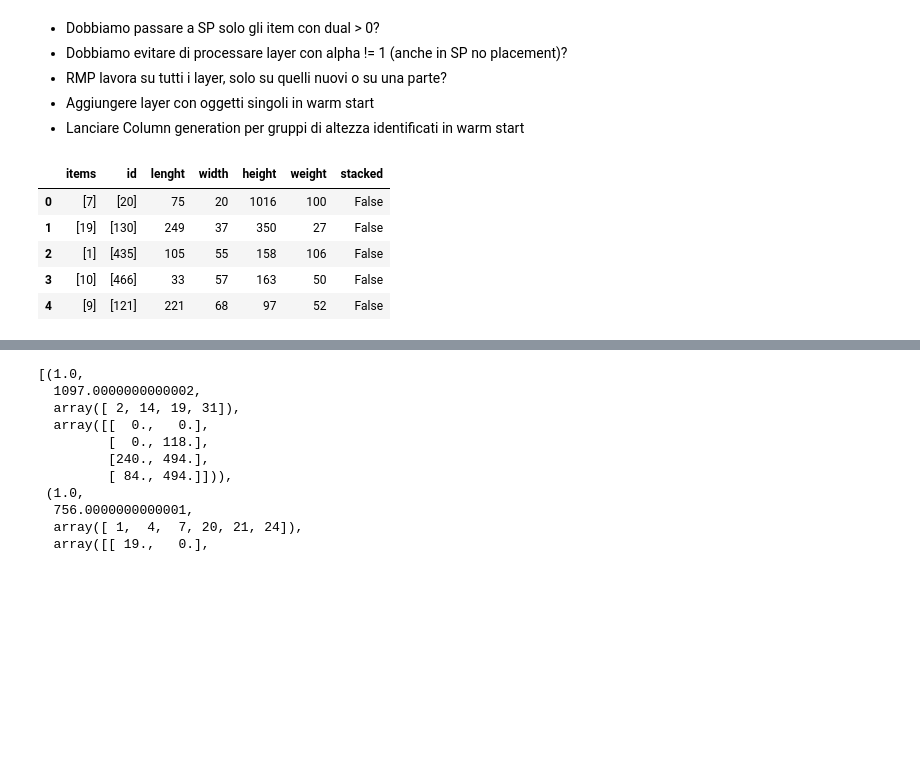
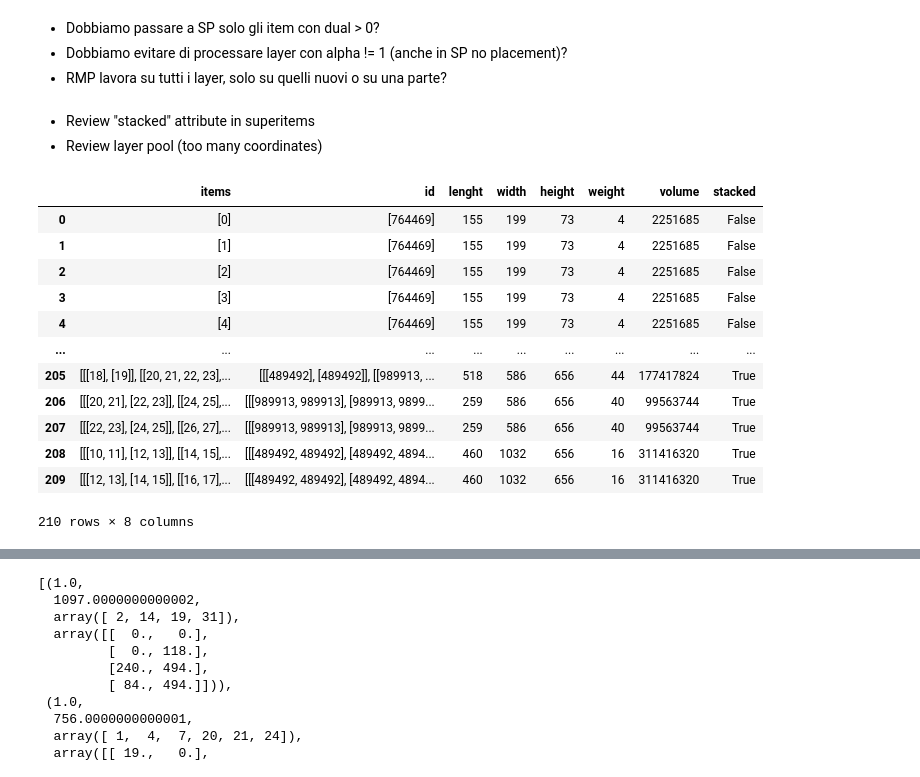
Before and after one commit to Wadaboa/3d-bpp, a Jupyter notebook: cg.ipynb, the cells around one changed output, grey strips where cells are left out. Saved outputs shown, nothing was run; the diff lists cells and outputs as text; code cells hidden in the pictures; blank space fills up the shorter version.

Commit message:
better superitem generation / revised cg

```diff
--- a/cg.ipynb
+++ b/cg.ipynb
@@ -19,11 +19,12 @@ np.random.seed(config.RANDOM_SEED)
 # %%
 product_dataset = dataset.ProductDataset(
     "data/products.pkl",
-    config.num_products,
-    config.pallet_lenght,
-    config.pallet_width,
-    config.max_product_height,
-    config.pallet_load
+    int(1e+6),
+    config.min_lenght, config.pallet_lenght,
+    config.min_width, config.pallet_width,
+    config.min_height, config.max_product_height,
+    config.min_weight, config.pallet_load,
+    force_overload=False
 )
 product_dataset.products.head()
 # %% [output]
@@ -36,5 +37,5 @@ product_dataset.products.head()
 # %%
-ordered_products = 20
+ordered_products = 50
 order = product_dataset.get_order(ordered_products)
 order.head()
 # %% [output]
@@ -53,5 +53,5 @@ To do:
 - Da coordinate superitem a coordinate item
 # %%
-sample_order = pd.concat([order.sample(1)] * 2 + [order.sample(1)] * 2).reset_index(drop=True)
+sample_order = pd.concat([order.sample(1)] * 10 + [order.sample(1)] * 10 + [order.sample(1)] * 10).reset_index(drop=True)
 sample_order
 # %% [output]
@@ -333,8 +336,6 @@ def np_are_equal(a1, a2):
 - Dobbiamo passare a SP solo gli item con dual > 0?
 - Dobbiamo evitare di processare layer con alpha != 1 (anche in SP no placement)?
 - RMP lavora su tutti i layer, solo su quelli nuovi o su una parte?
-- Aggiungere layer con oggetti singoli in warm start
-- Lanciare Column generation per gruppi di altezza identificati in warm start
 # %%
 def column_generation(fsi, zsl, ol, ws, ds, hs, W, D, max_iter=20, max_stag_iters=20, tlim=None, tol=1e-3):
     layer_pool = []
@@ -444,17 +426,27 @@ def column_generation(fsi, zsl, ol, ws, ds, hs, W, D, max_iter=20, max_stag_iter
 
     return layer_pool
+# %% [markdown]
+- Review "stacked" attribute in superitems
+- Review layer pool (too many coordinates)
 # %%
 superitems, ws, ds, hs = layers.generate_superitems(
-    order, (config.pallet_lenght, config.pallet_width, config.max_product_height)
+    sample_order, (config.pallet_lenght, config.pallet_width, config.max_product_height), max_stacked_items=2
 )
-superitems.head()
+superitems
 # %% [output]
-|  | items | id | lenght | width | height | weight | stacked |
-| 0 | [7] | [20] | 75 | 20 | 1016 | 100 | False |
-| 1 | [19] | [130] | 249 | 37 | 350 | 27 | False |
-| 2 | [1] | [435] | 105 | 55 | 158 | 106 | False |
-| 3 | [10] | [466] | 33 | 57 | 163 | 50 | False |
-| 4 | [9] | [121] | 221 | 68 | 97 | 52 | False |
+|  | items | id | lenght | width | height | weight | volume | stacked |
+| 0 | [0] | [764469] | 155 | 199 | 73 | 4 | 2251685 | False |
+| 1 | [1] | [764469] | 155 | 199 | 73 | 4 | 2251685 | False |
+| 2 | [2] | [764469] | 155 | 199 | 73 | 4 | 2251685 | False |
+| 3 | [3] | [764469] | 155 | 199 | 73 | 4 | 2251685 | False |
+| 4 | [4] | [764469] | 155 | 199 | 73 | 4 | 2251685 | False |
+| ... | ... | ... | ... | ... | ... | ... | ... | ... |
+| 205 | [[[18], [19]], [[20, 21, 22, 23],... | [[[489492], [489492]], [[989913, ... | 518 | 586 | 656 | 44 | 177417824 | True |
+| 206 | [[[20, 21], [22, 23]], [[24, 25],... | [[[989913, 989913], [989913, 9899... | 259 | 586 | 656 | 40 | 99563744 | True |
+| 207 | [[[22, 23], [24, 25]], [[26, 27],... | [[[989913, 989913], [989913, 9899... | 259 | 586 | 656 | 40 | 99563744 | True |
+| 208 | [[[10, 11], [12, 13]], [[14, 15],... | [[[489492, 489492], [489492, 4894... | 460 | 1032 | 656 | 16 | 311416320 | True |
+| 209 | [[[12, 13], [14, 15]], [[16, 17],... | [[[489492, 489492], [489492, 4894... | 460 | 1032 | 656 | 16 | 311416320 | True |
+210 rows × 8 columns
 # %%
 initial_groups = warm_start.get_initial_groups(superitems, tol=5)
 for group in initial_groups:
```
Also changed, not shown: parts of 15 cells of this notebook, 5 other files.
